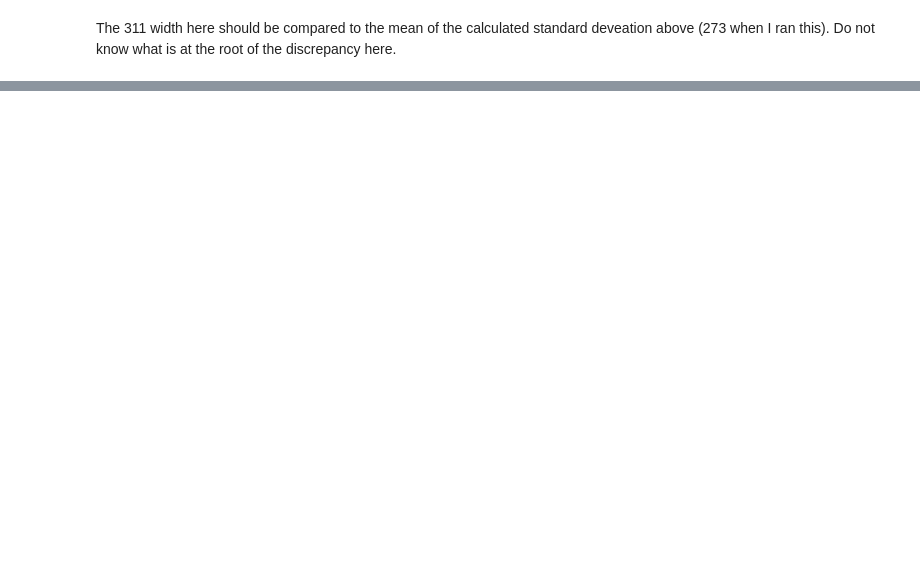
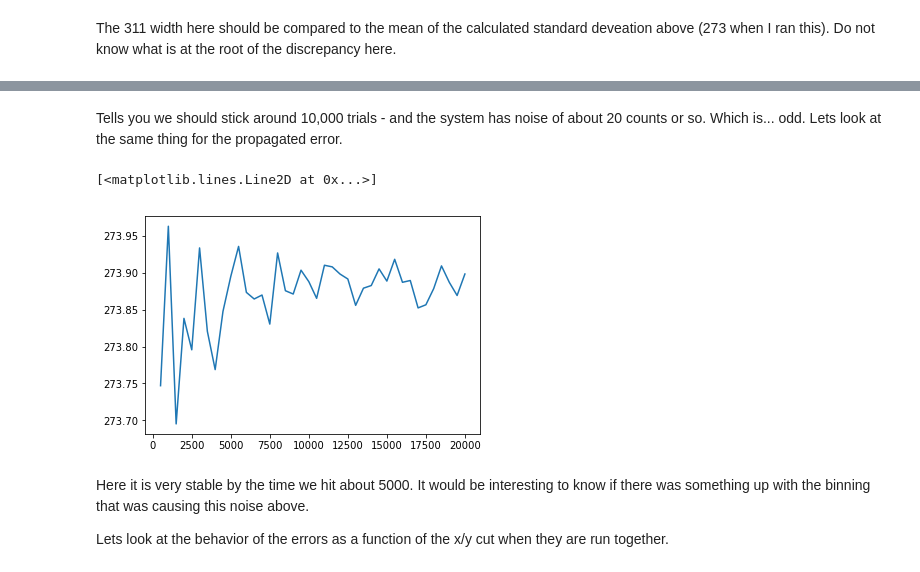
Before and after one commit to gordonwatts/ABCDStatTests, a Jupyter notebook: notebooks/ABCDStatStudy.ipynb, the cells around one changed output, grey strips where cells are left out. Drawn from its saved outputs; the diff is of its cells as text; code cells hidden in the pictures; blank space fills up the shorter version.

```diff
--- a/notebooks/ABCDStatStudy.ipynb
+++ b/notebooks/ABCDStatStudy.ipynb
@@ -134,0 +142,5 @@ The 311 width here should be compared to the mean of the calculated standard dev
+# %%
+def calcErrorForXYCut(x_cut = 0.5, y_cut = 0.5, ntrials = 10000):
+    v = abcd_run(ntrials = ntrials, x_cut = x_cut, y_cut = y_cut)
+    fitDataCalcA = fitGaus(v['CalcA'], plot = False)
+    return (v['A'].mean(), v['CalcA StdDev'].mean(), abs(fitDataCalcA[2]))
@@ -134,0 +149,3 @@ The 311 width here should be compared to the mean of the calculated standard dev
+# %%
+trial_series = range(500, 20001, 500)
+errors = [calcErrorForXYCut(ntrials = i)[2] for i in trial_series]
@@ -134,0 +157,12 @@ The 311 width here should be compared to the mean of the calculated standard dev
+# %% [markdown]
+Tells you we should stick around 10,000 trials - and the system has noise of about 20 counts or so. Which is... odd. Lets look at the same thing for the propagated error.
+# %%
+errors = [calcErrorForXYCut(ntrials = i)[1] for i in trial_series]
+plt.plot(trial_series,errors)
+# %% [output]
+[<matplotlib.lines.Line2D at 0x...>]
+[figure, added]
+# %% [markdown]
+Here it is very stable by the time we hit about 5000. It would be interesting to know if there was something up with the binning that was causing this noise above.
+
+Lets look at the behavior of the errors as a function of the x/y cut when they are run together.
```
Also changed, not shown: parts of 18 cells of this notebook.
